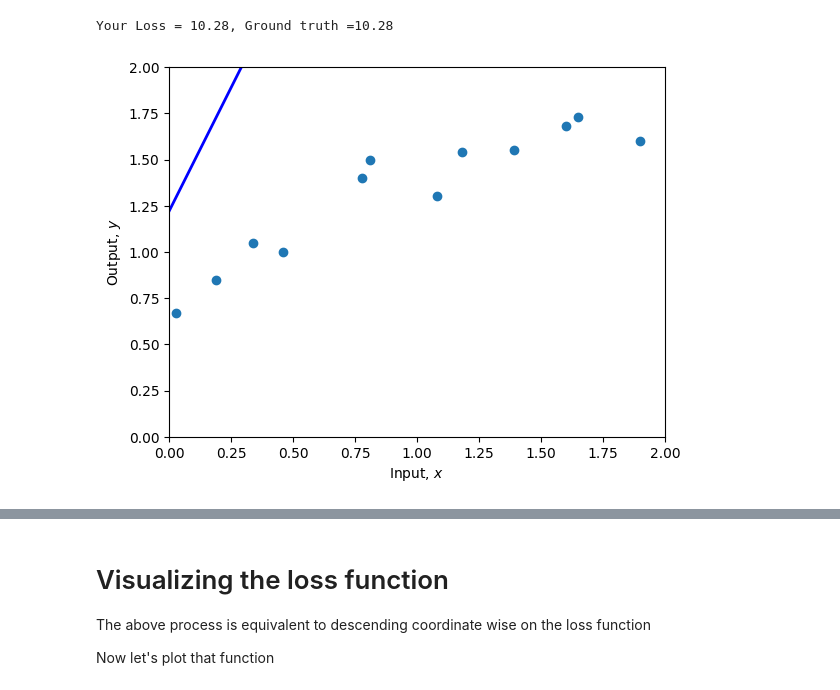
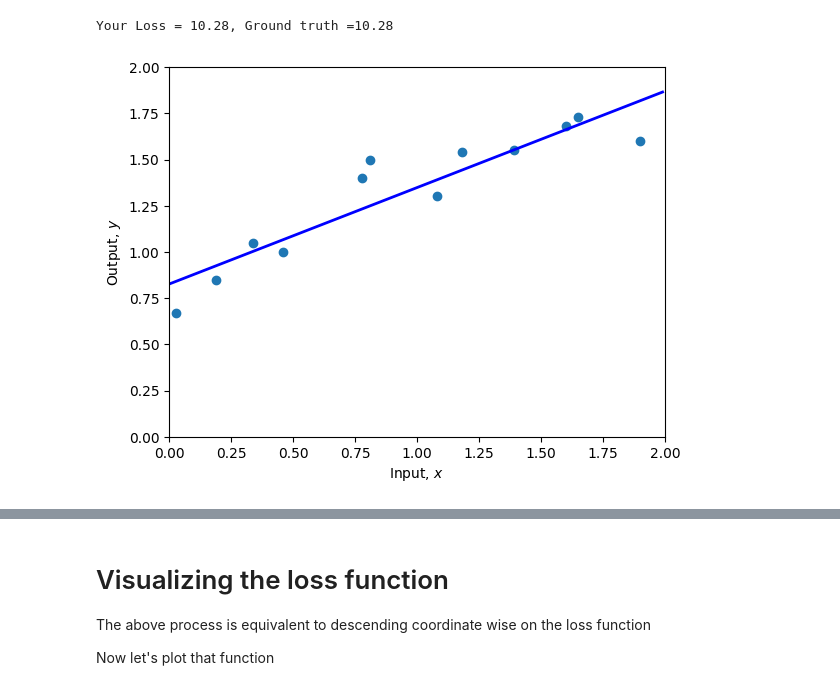
Before and after one commit to GunaDD/udlbook, a Jupyter notebook: Notebooks/Chap02/2_1_Supervised_Learning.ipynb, the cells around one changed output, grey strips where cells are left out. Cells and saved outputs as stored; diff of their text form; code cells hidden in the pictures.

```diff
--- a/Notebooks/Chap02/2_1_Supervised_Learning.ipynb
+++ b/Notebooks/Chap02/2_1_Supervised_Learning.ipynb
@@ -83,16 +83,16 @@ Your Loss = 10.28, Ground truth =10.28
 # %%
 # TODO -- Change the parameters manually to fit the model
 # First fix phi1 and try changing phi0 until you can't make the loss go down any more
 # Then fix phi0 and try changing phi1 until you can't make the loss go down any more
 # Repeat this process until you find a set of parameters that fit the model as in figure 2.2d
 # You can either do this by hand, or if you want to get fancy, write code to descent automatically in this way
 # Start at these values:
 
 n = len(x)
-phi1 = n / ( np.sum(x) ** 2 + np.dot(x, x)) * (np.dot(x, y) + 1 / n * np.sum(y) * np.sum(x))
+phi1 = (np.dot(x, y) - np.sum(x) * np.sum(y) / n) / (np.dot(x, x) - (np.sum(x) ** 2) / n)
 phi0 = (np.sum(y) - phi1 * np.sum(x)) / n
 
 plot(x,y,phi0,phi1)
 print(f'Your Loss = {compute_loss(x,y,phi0,phi1):3.2f}')
 # %% [output]
-[figure, old version]
+[figure, new version]
```
Also changed, not shown: parts of 3 cells of this notebook, 7 other files.
